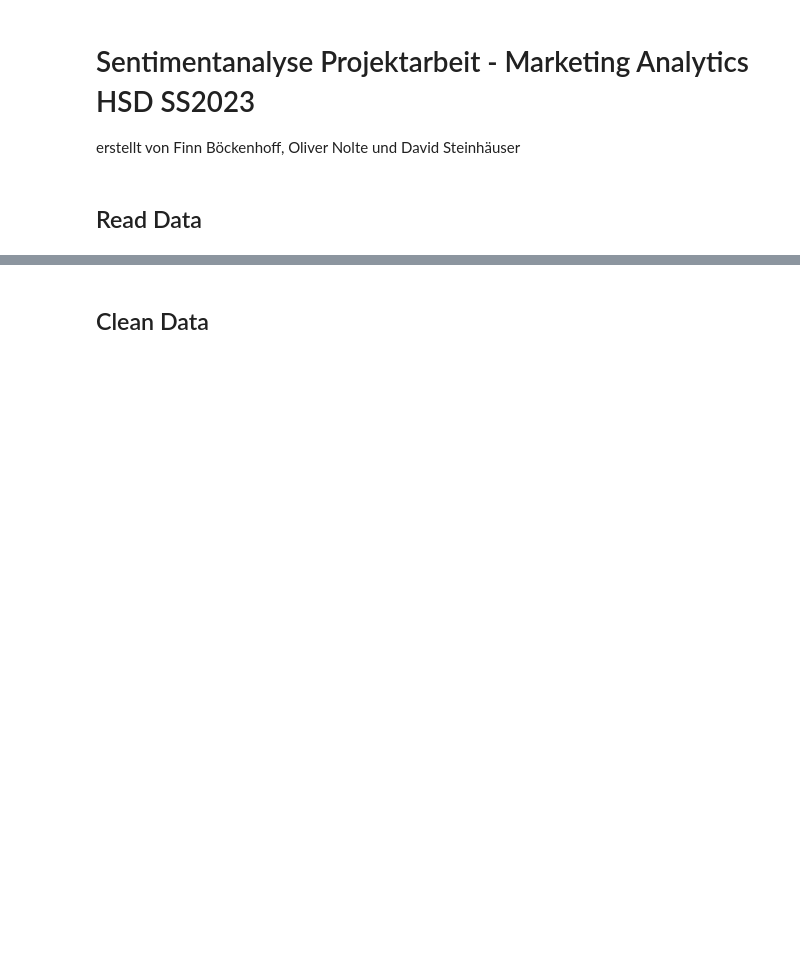
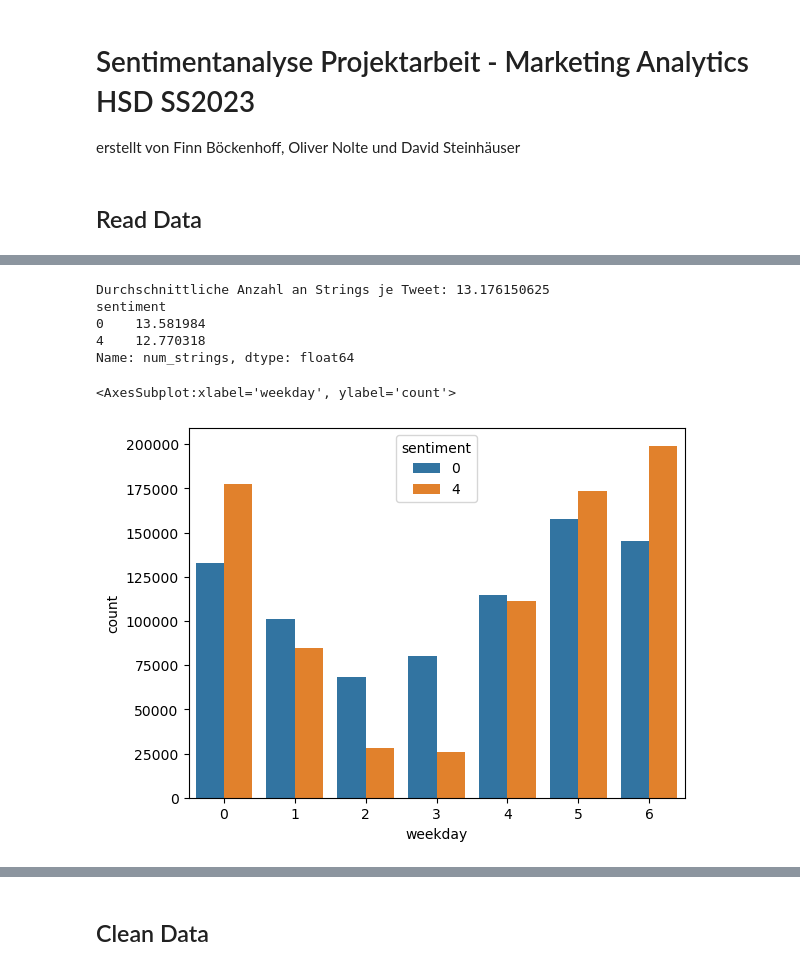
Before and after one commit to DavidStein7/marketing_analytics_project, a Jupyter notebook: Notebooks/data_preparation.ipynb, the cells around one changed output, grey strips where cells are left out. Drawn from its saved outputs; the diff is of its cells as text; code cells hidden in the pictures; blank space fills up the shorter version.

```diff
--- a/Notebooks/data_preparation.ipynb
+++ b/Notebooks/data_preparation.ipynb
@@ -30,0 +54,23 @@ data.head()
+# %%
+#Einfluss Länge von Tweets auf Sentiment
+data['num_strings'] = data['tweet'].str.split().str.len()
+print(f"Durchschnittliche Anzahl an Strings je Tweet: {data['num_strings'].mean()}")
+print(data.groupby('sentiment')['num_strings'].mean())
+# %% [output]
+Durchschnittliche Anzahl an Strings je Tweet: 13.176150625
+sentiment
+0    13.581984
+4    12.770318
+Name: num_strings, dtype: float64
+# %%
+#Create Datetime Column from 'Date', get Weekday from Datetime, check if this has an impact on sentiment
+data['date_new'] = data['date'].str[8:10] + "/" + data['date'].str[4:7] + "/" + data['date'].str[24:28] + ", " + data['date'].str[11:19]
+data['date_new'] = pd.to_datetime(data['date_new'], format="%d/%b/%Y, %H:%M:%S")
+
+data['weekday'] = pd.DatetimeIndex(data['date_new']).weekday
+
+#Weekday: 0 = Monday, 6 = Sunday
+sns.countplot(data=data, x="weekday", hue="sentiment")
+# %% [output]
+<AxesSubplot:xlabel='weekday', ylabel='count'>
+[figure, added]
```
Also changed, not shown: parts of 16 cells of this notebook.
